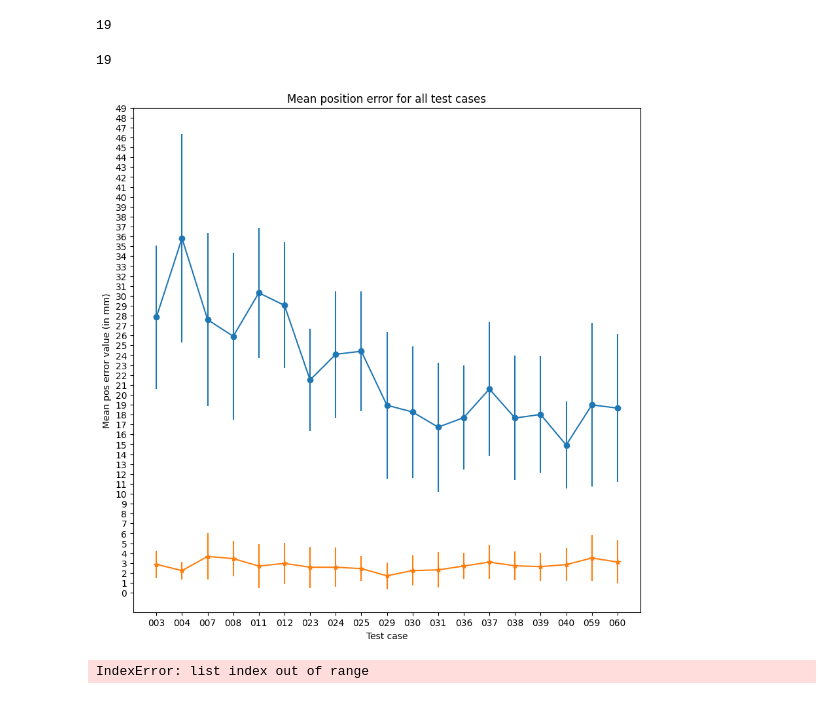
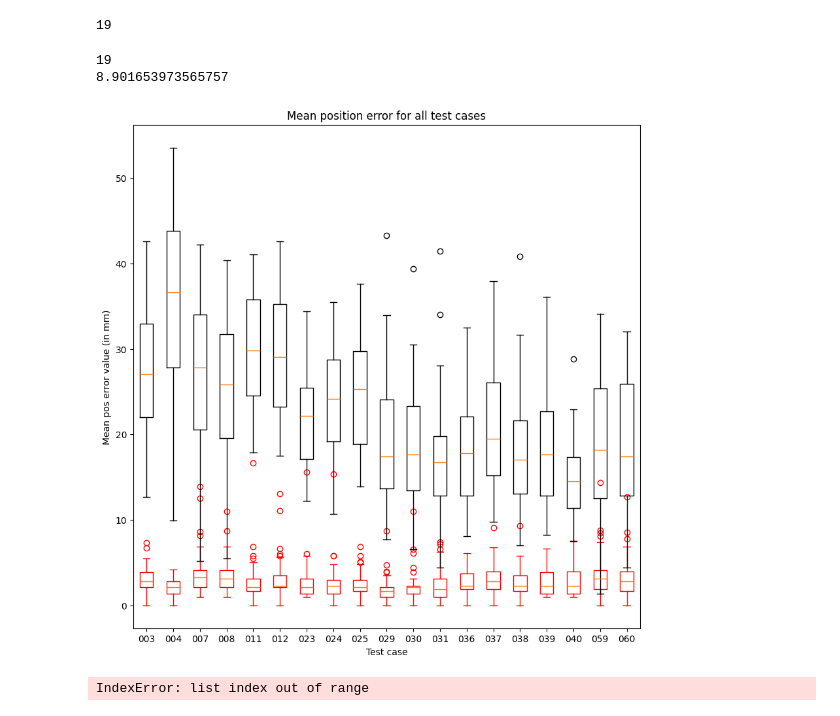
Before and after one commit to kinder99/Deep-Learning-Based-Localization-of-EEG-Electrodes-Within-MRI-Acquisitions-Project-ID-60685, a Jupyter notebook: Debug/error_pos_plotter.ipynb, the cells around one changed output. Saved outputs shown, nothing was run; the diff lists cells and outputs as text; code cells hidden in the pictures.

Commit message:
changed error bars for boxplots in error position plotting

```diff
--- a/Debug/error_pos_plotter.ipynb
+++ b/Debug/error_pos_plotter.ipynb
@@ -342,22 +340,29 @@ def __main2__():
 __main2__()
 # %%
 print(len(l2))
+print(np.std(l2))
 # %% [output]
 19
+8.901653973565757
 # %%
 fig, ax = plt.subplots(1,1,figsize=(10,10))
 x2 = np.arange(1,20,1)
 x = np.arange(1,20,1)
-ax.errorbar(x2, l2, stds2, marker='o')
-ax.errorbar(x, l, stds, marker='*')
+ax.boxplot(l, patch_artist=True,
+           boxprops=dict(facecolor="white", color="red"),
+           capprops=dict(color="red"),
+           whiskerprops=dict(color="red"),
+           flierprops=dict(color="red", markeredgecolor="red"))
+ax.boxplot(l2)
+# ax.errorbar(x2, l2, stds2, marker='o')
+# ax.errorbar(x, l, stds, marker='*')
 ax.set_title("Mean position error for all test cases")
 ax.set_xlabel("Test case")
 ax.set_ylabel("Mean pos error value (in mm)")
 ax.set_xticks(np.arange(1,20,1));
-ax.set_yticks(np.arange(0,50,1));
 plt.xticks(np.arange(1,20,1), test_set);
 # %% [output]
-[figure, old version]
+[figure, new version]
 # %%
 # Plot error values for each electrode for the 19 test cases
 print(len(vals2[1]))
```
Also changed, not shown: parts of 3 cells of this notebook.
